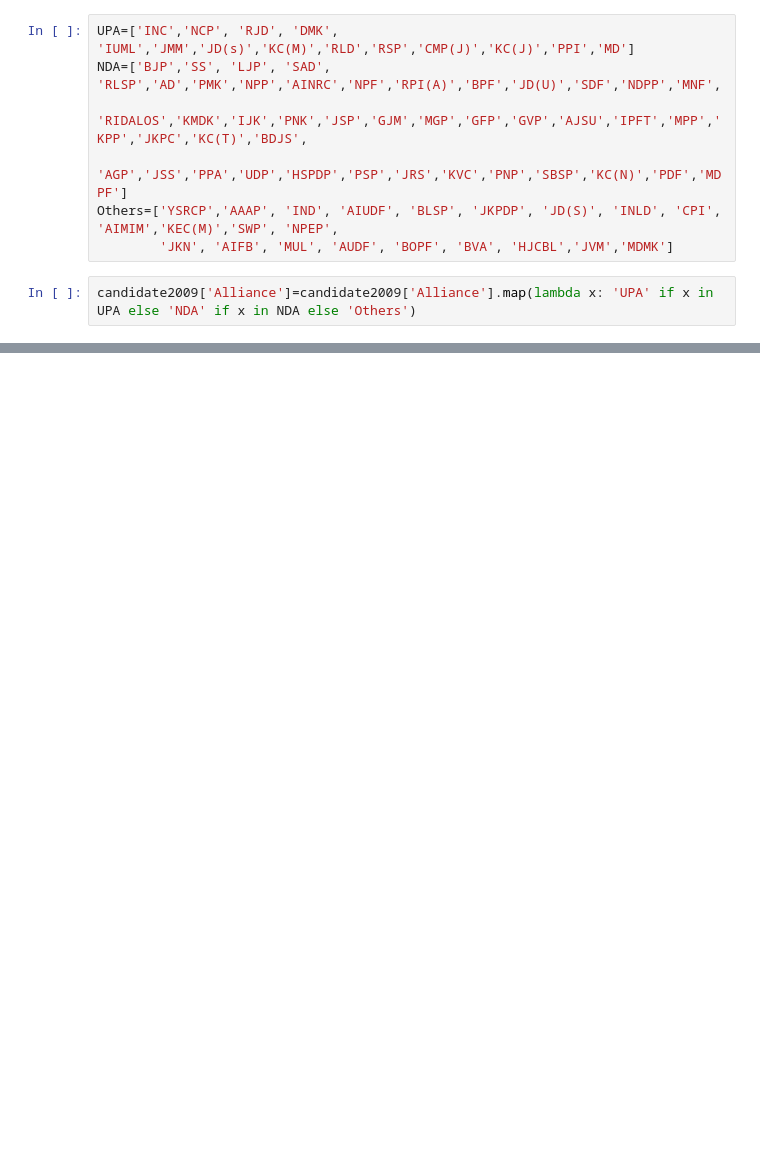
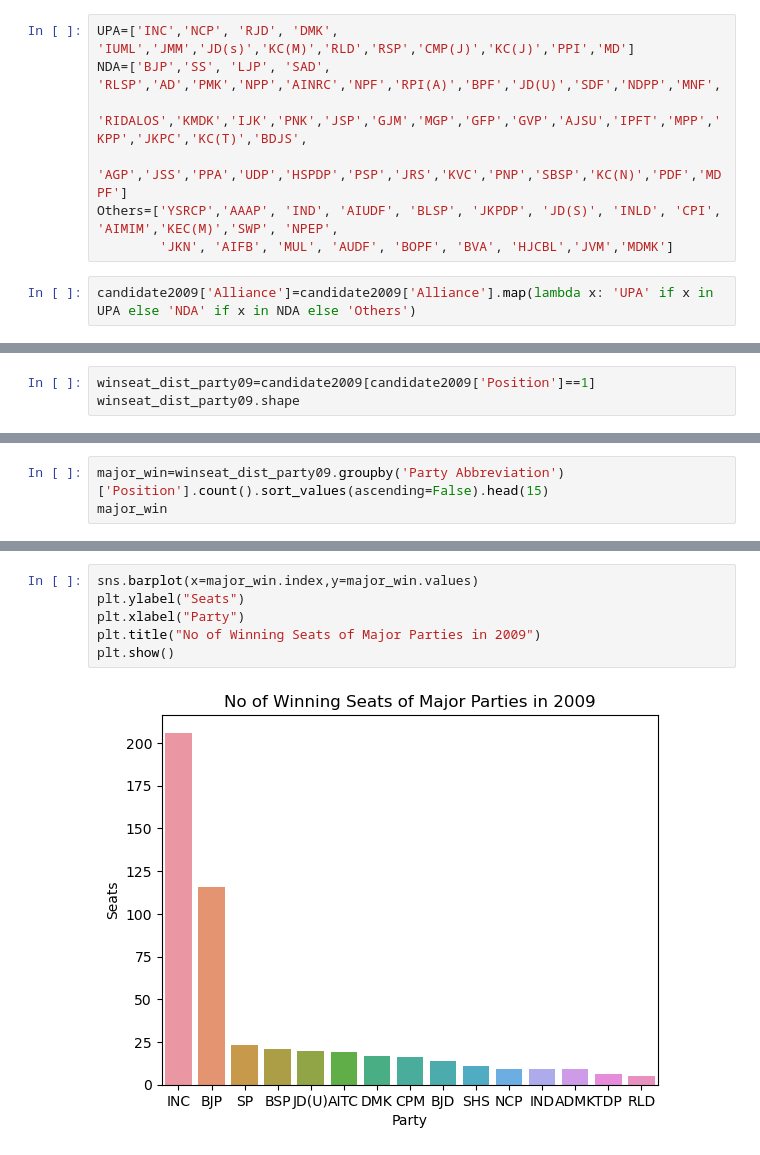
Before and after one commit to vikramrahane/DAI, a Jupyter notebook: Data_Analytics/Lab_Assignment/Q5.ipynb, the cells around one changed output, grey strips where cells are left out. Cells and saved outputs as stored; diff of their text form; blank space fills up the shorter version.

```diff
--- a/Data_Analytics/Lab_Assignment/Q5.ipynb
+++ b/Data_Analytics/Lab_Assignment/Q5.ipynb
@@ -96,0 +98,3 @@ candidate2014.head()
+# %%
+winseat_dist_party09=candidate2009[candidate2009['Position']==1]
+winseat_dist_party09.shape
@@ -96,0 +120,3 @@ candidate2014.head()
+# %%
+major_win=winseat_dist_party09.groupby('Party Abbreviation')['Position'].count().sort_values(ascending=False).head(15)
+major_win
@@ -96,0 +141,8 @@ candidate2014.head()
+# %%
+sns.barplot(x=major_win.index,y=major_win.values)
+plt.ylabel("Seats")
+plt.xlabel("Party")
+plt.title("No of Winning Seats of Major Parties in 2009")
+plt.show()
+# %% [output]
+[figure, added]
```
Also changed, not shown: parts of 39 cells of this notebook.
